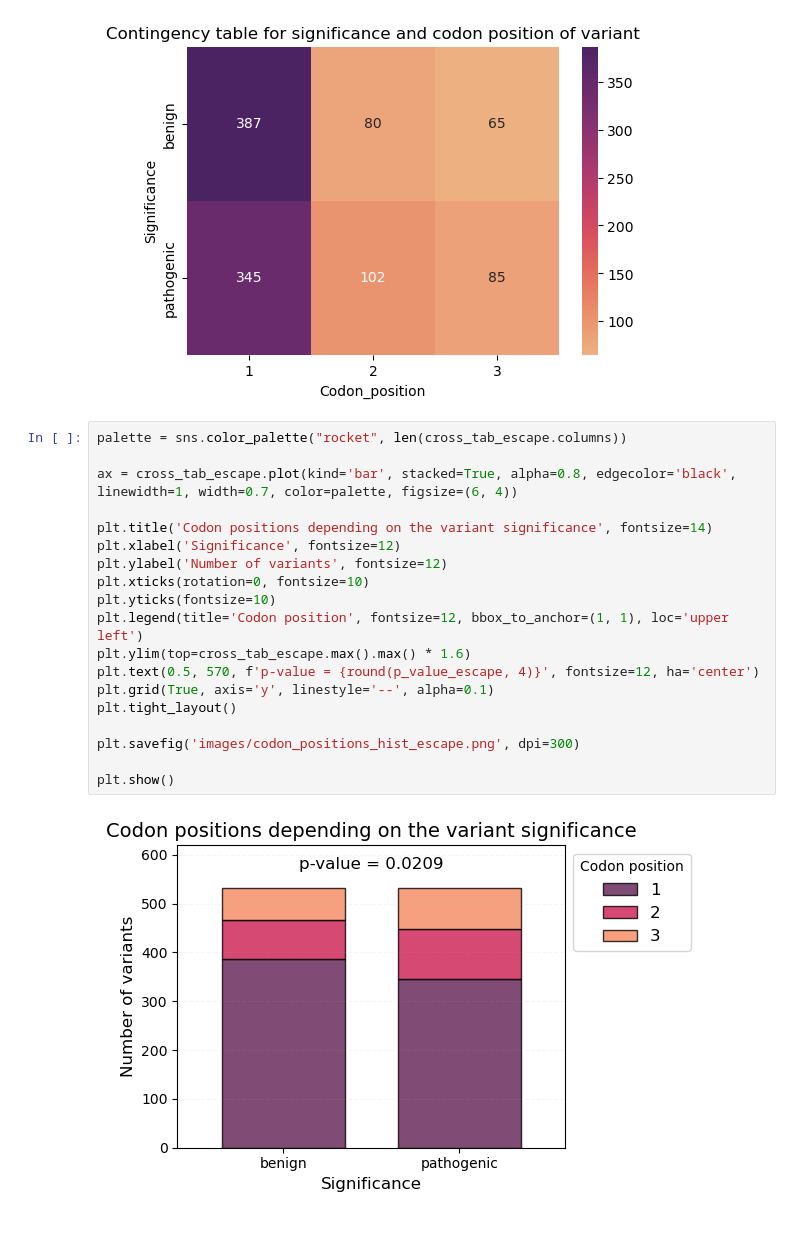
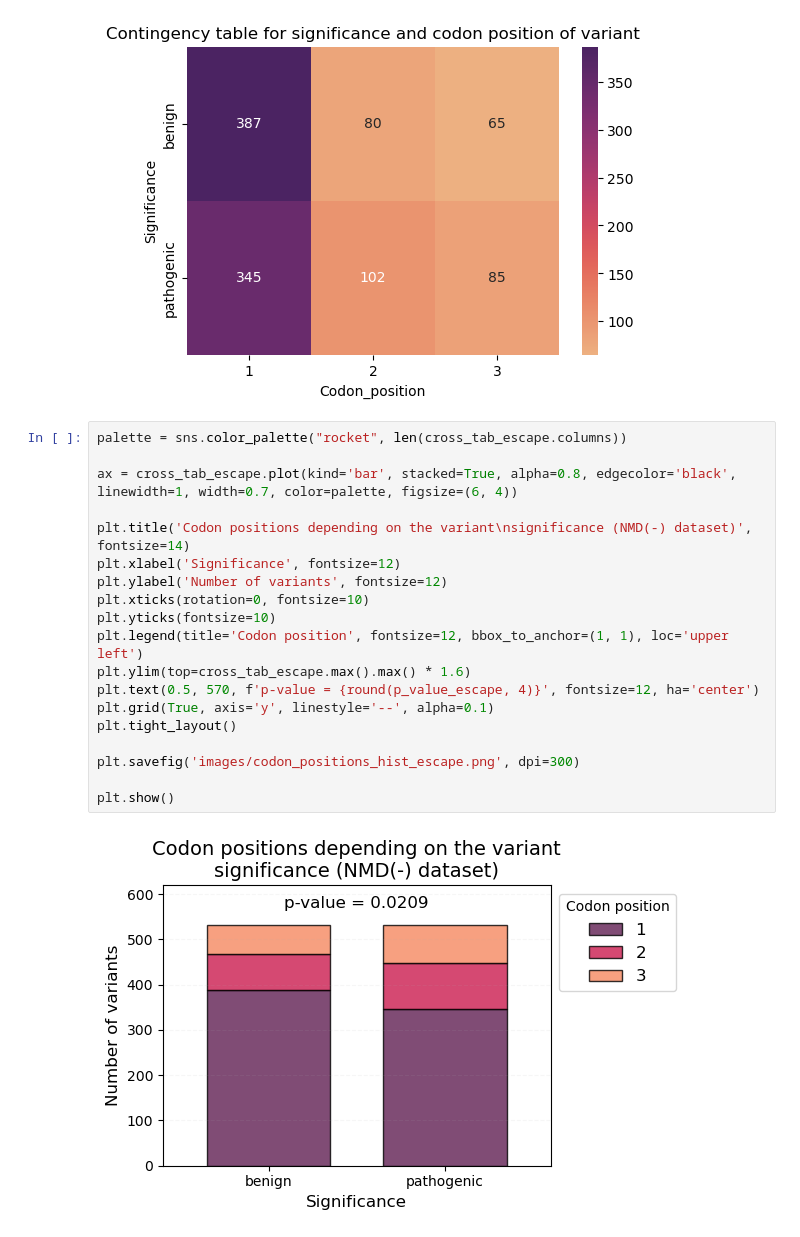
Before and after one commit to nastasia-iv/genvar, a Jupyter notebook: context_analysis/get_context_nmd_escape.ipynb, the cells around one changed output. Drawn from its saved outputs; the diff is of its cells as text.

Commit message:
Update plot title

```diff
--- a/context_analysis/get_context_nmd_escape.ipynb
+++ b/context_analysis/get_context_nmd_escape.ipynb
@@ -634,21 +634,21 @@ plt.show()
 # %%
 palette = sns.color_palette("rocket", len(cross_tab_escape.columns))
 
 ax = cross_tab_escape.plot(kind='bar', stacked=True, alpha=0.8, edgecolor='black', linewidth=1, width=0.7, color=palette, figsize=(6, 4))
 
-plt.title('Codon positions depending on the variant significance', fontsize=14)
+plt.title('Codon positions depending on the variant\nsignificance (NMD(-) dataset)', fontsize=14)
 plt.xlabel('Significance', fontsize=12)
 plt.ylabel('Number of variants', fontsize=12)
 plt.xticks(rotation=0, fontsize=10)
 plt.yticks(fontsize=10)
 plt.legend(title='Codon position', fontsize=12, bbox_to_anchor=(1, 1), loc='upper left')
 plt.ylim(top=cross_tab_escape.max().max() * 1.6)
 plt.text(0.5, 570, f'p-value = {round(p_value_escape, 4)}', fontsize=12, ha='center')
 plt.grid(True, axis='y', linestyle='--', alpha=0.1)
 plt.tight_layout()
 
 plt.savefig('images/codon_positions_hist_escape.png', dpi=300)
 
 plt.show()
 # %% [output]
-[figure, old version]
+[figure, new version]
```
